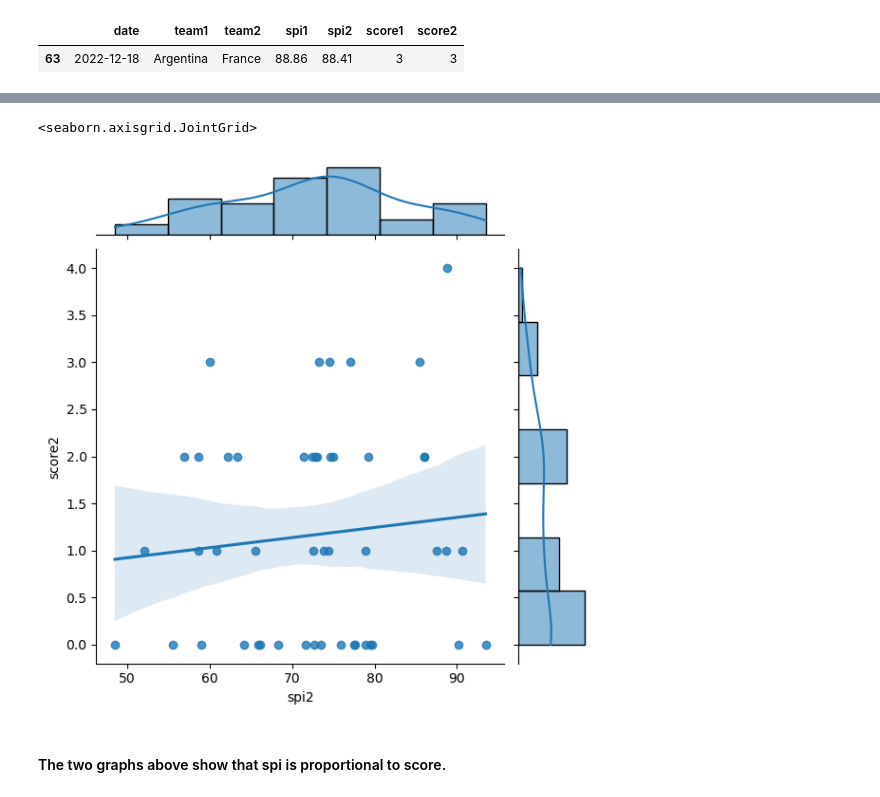
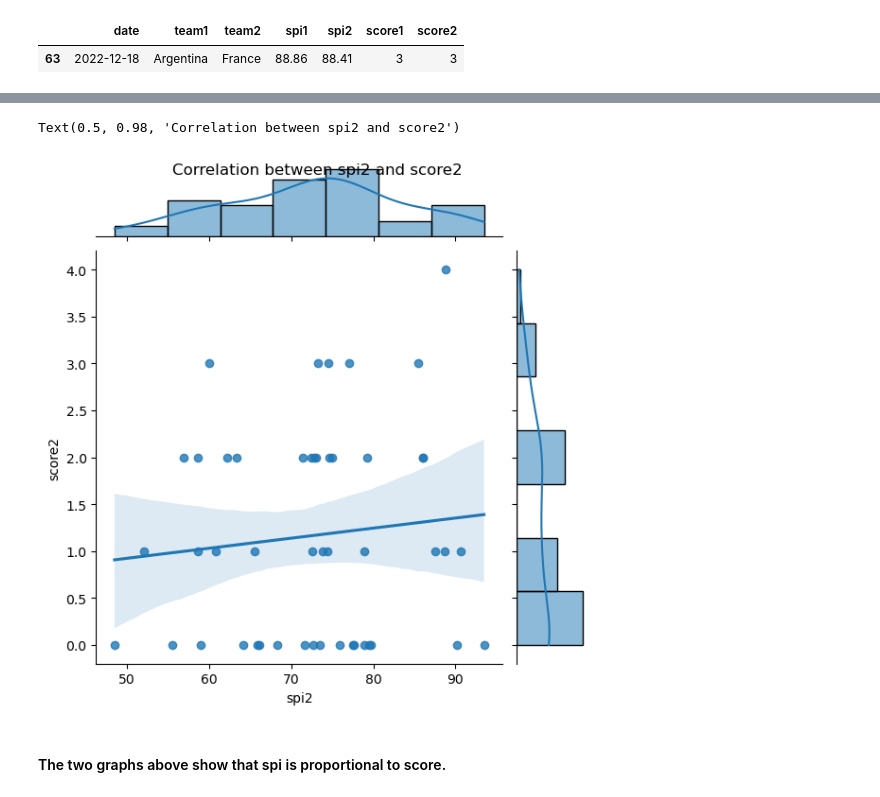
Before and after one commit to ubco-W2022T2-data301/project-group-group41, a Jupyter notebook: analysis/analysis2_Runmeng_Qin.ipynb, the cells around one changed output, grey strips where cells are left out. Saved outputs shown, nothing was run; the diff lists cells and outputs as text; code cells hidden in the pictures.

```diff
--- a/analysis/analysis2_Runmeng_Qin.ipynb
+++ b/analysis/analysis2_Runmeng_Qin.ipynb
@@ -144,8 +145,9 @@ sns.jointplot(x='spi1', y='score1', data=df_groupStage, kind='reg')
 # %%
-sns.jointplot(x='spi2', y='score2', data=df_groupStage, kind='reg')
+q=sns.jointplot(x='spi2', y='score2', data=df_groupStage, kind='reg')
+q.fig.suptitle("Correlation between spi2 and score2")
 # %% [output]
-<seaborn.axisgrid.JointGrid>
+Text(0.5, 0.98, 'Correlation between spi2 and score2')
-[figure, old version]
+[figure, new version]
 # %% [markdown]
 #### The two graphs above show that spi is proportional to score.
 # %%
```
Also changed, not shown: parts of 5 cells of this notebook, 12 other files.
